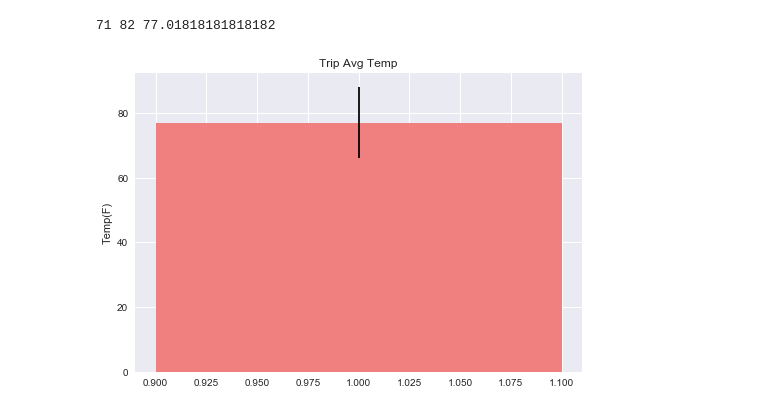
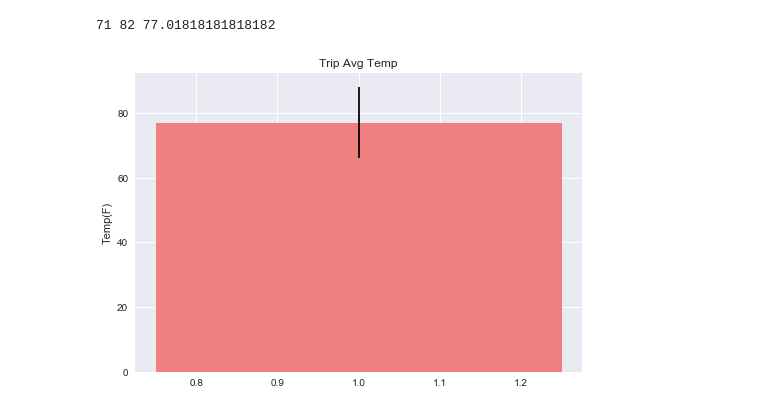
Before and after one commit to nbotelho/hw9--SurfsUp, a Jupyter notebook: climate_analysis.ipynb, the cells around one changed output. Cells and saved outputs as stored; diff of their text form; code cells hidden in the pictures.

```diff
--- a/climate_analysis.ipynb
+++ b/climate_analysis.ipynb
@@ -179,11 +190,11 @@ print(calc_min_temp, calc_max_temp, calc_avg_temp)
 # %%
 # Plot the min, avg, and max temperature from your previous query as a bar chart.
 # Use the average temperature as the bar height.
 # Use the peak-to-peak (tmax-tmin) value as the y error bar (yerr).
 #plt.bar(yerr = calc_max_temp - calc_min_temp)
-plt.bar(1, calc_avg_temp, color='lightcoral', width=0.2, yerr = calc_max_temp - calc_min_temp)
+plt.bar(1, calc_avg_temp, color='lightcoral', width=0.5, yerr=calc_max_temp - calc_min_temp)
 plt.title("Trip Avg Temp")
 plt.ylabel("Temp(F)")
 plt.show()
 # %% [output]
-[figure, old version]
+[figure, new version]
```
Also changed, not shown: parts of 2 cells of this notebook, 1 other file.
